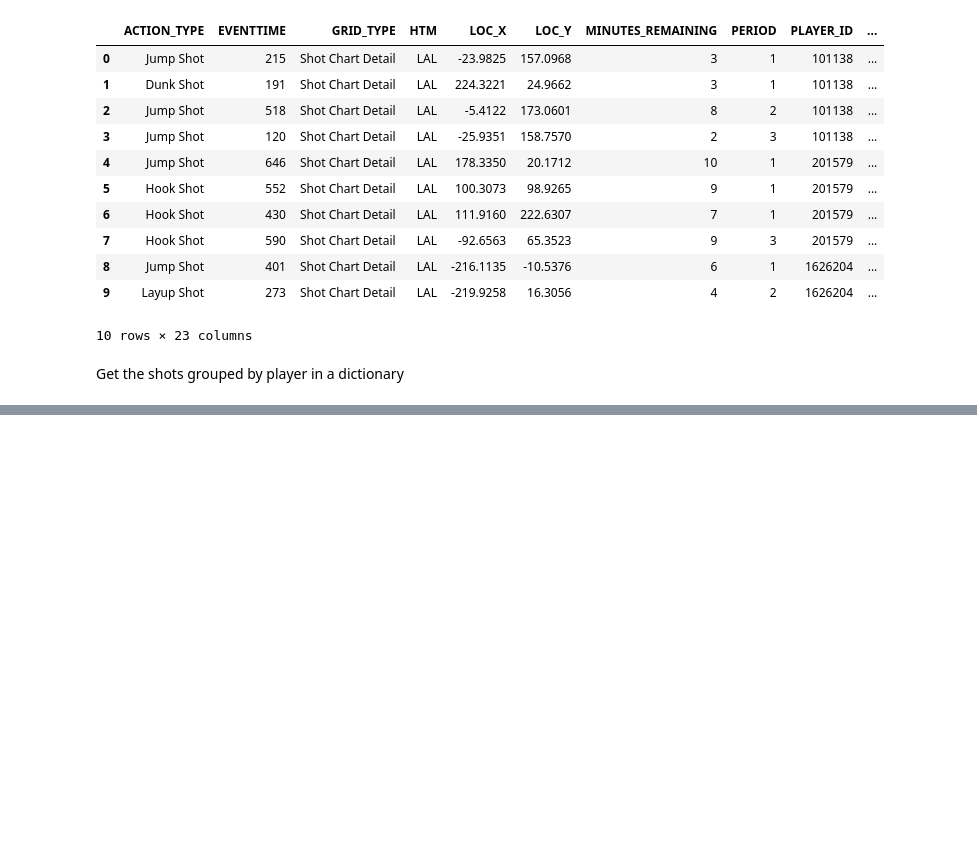
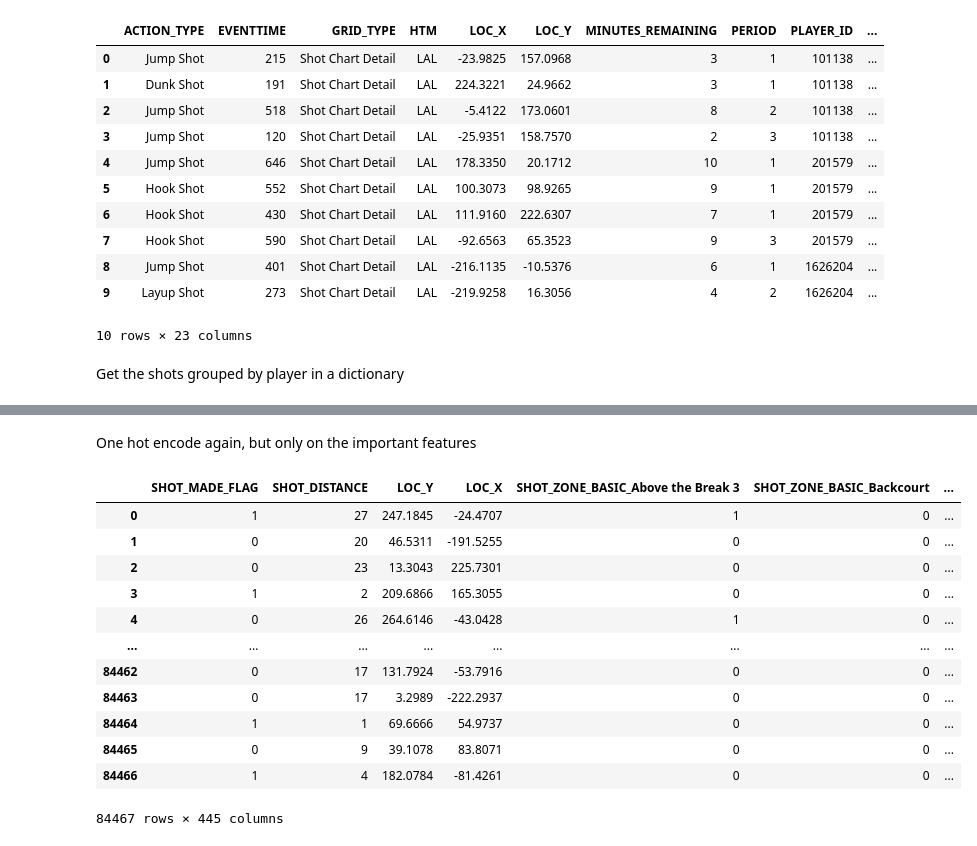
Before and after one commit to tomerzur/NBA-Shot-Prediction, a Jupyter notebook: main.ipynb, the cells around one changed output, grey strips where cells are left out. Saved outputs shown, nothing was run; the diff lists cells and outputs as text; code cells hidden in the pictures; blank space fills up the shorter version.

```diff
--- a/main.ipynb
+++ b/main.ipynb
@@ -96,0 +174,28 @@ oheFeat = ohe.transform(features)
+# %% [markdown]
+One hot encode again, but only on the important features
+# %%
+categorical_cols = ['SHOT_ZONE_BASIC', 'SHOT_ZONE_AREA', 'SHOT_ZONE_RANGE', 'PLAYER_AVG', 'SHOT_TYPE', 'ACTION_TYPE']
+
+def onehot_encode(data):
+    for feature in categorical_cols:
+        one_hot = pd.get_dummies(data[feature], prefix=feature)
+        data = data.drop(feature, axis = 1)
+        data = data.join(one_hot)
+    return data
+
+important_features_df = onehot_encode(dataset_imp_features_only)
+important_features_df
+# %% [output]
+|  | SHOT_MADE_FLAG | SHOT_DISTANCE | LOC_Y | LOC_X | SHOT_ZONE_BASIC_Above the Break 3 | SHOT_ZONE_BASIC_Backcourt | ... |
+| 0 | 1 | 27 | 247.1845 | -24.4707 | 1 | 0 | ... |
+| 1 | 0 | 20 | 46.5311 | -191.5255 | 0 | 0 | ... |
+| 2 | 0 | 23 | 13.3043 | 225.7301 | 0 | 0 | ... |
+| 3 | 1 | 2 | 209.6866 | 165.3055 | 0 | 0 | ... |
+| 4 | 0 | 26 | 264.6146 | -43.0428 | 1 | 0 | ... |
+| ... | ... | ... | ... | ... | ... | ... | ... |
+| 84462 | 0 | 17 | 131.7924 | -53.7916 | 0 | 0 | ... |
+| 84463 | 0 | 17 | 3.2989 | -222.2937 | 0 | 0 | ... |
+| 84464 | 1 | 1 | 69.6666 | 54.9737 | 0 | 0 | ... |
+| 84465 | 0 | 9 | 39.1078 | 83.8071 | 0 | 0 | ... |
+| 84466 | 1 | 4 | 182.0784 | -81.4261 | 0 | 0 | ... |
+84467 rows × 445 columns
```
Also changed, not shown: parts of 53 cells of this notebook.
